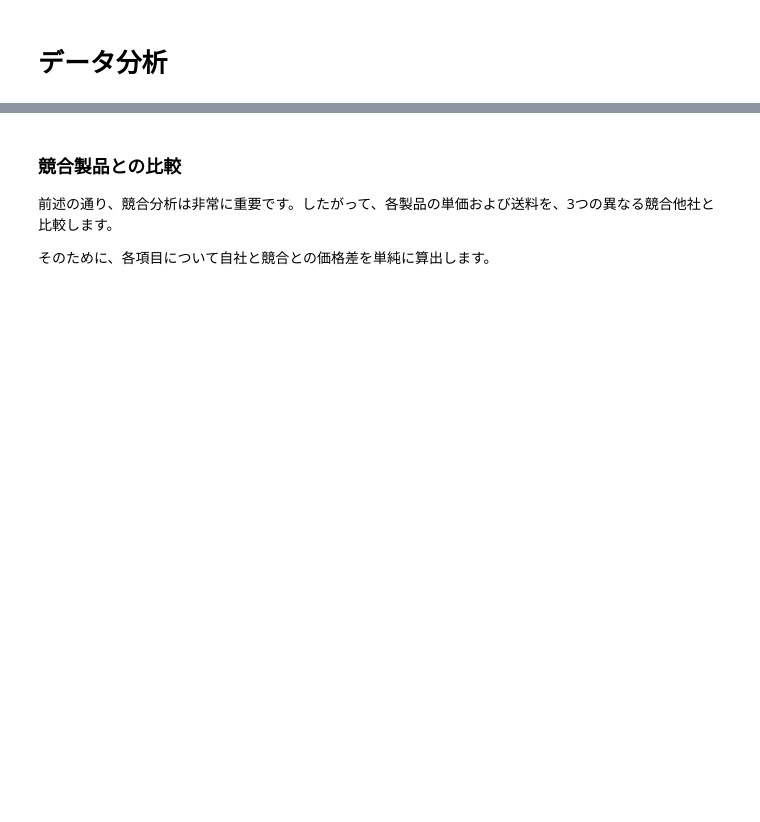
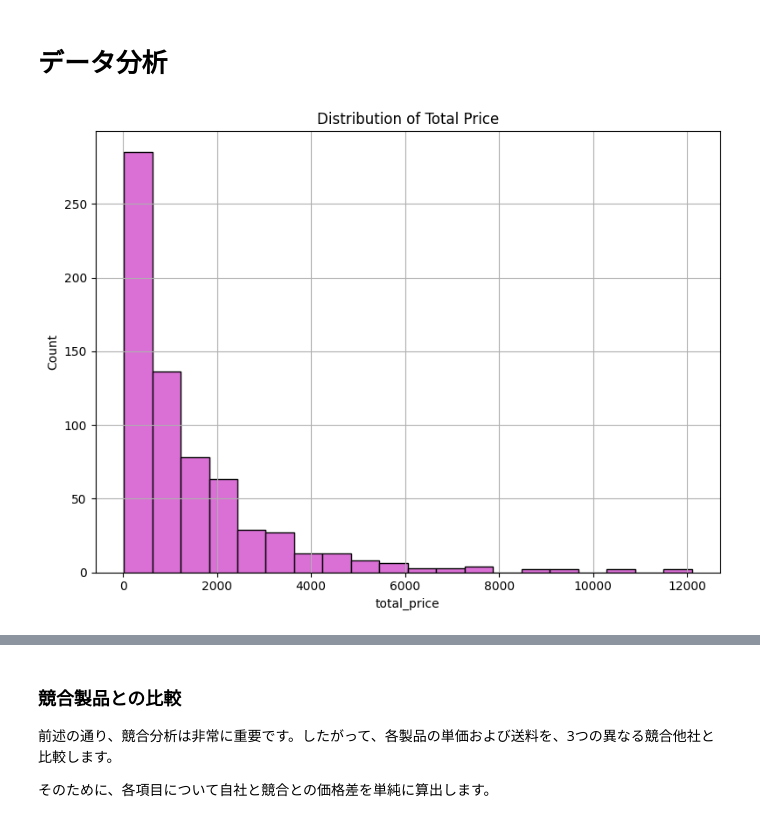
Before and after one commit to happy-kaichi/gurobi_machin-learning, a Jupyter notebook: retail-price-optimization.ipynb, the cells around one changed output, grey strips where cells are left out. Saved outputs shown, nothing was run; the diff lists cells and outputs as text; code cells hidden in the pictures; blank space fills up the shorter version.

```diff
--- a/retail-price-optimization.ipynb
+++ b/retail-price-optimization.ipynb
@@ -188,9 +183,22 @@ df.describe().T
 # %% [markdown]
 # データ分析
 # %%
-fig = px.histogram(df,
-                   x='total_price',
-                   nbins=20,
-                   title='Distribution of Total Price')
-fig.show()
+import matplotlib.pyplot as plt
+
+# データ準備（例としてdfがすでにある前提）
+# df = ...
+
+plt.figure(figsize=(8, 6))
+plt.hist(df['total_price'], bins=20, color='orchid', edgecolor='black')
+plt.title('Distribution of Total Price')
+plt.xlabel('total_price')
+plt.ylabel('Count')
+plt.grid(True)
+plt.tight_layout()
+
+
+# プロット表示
+plt.show()
+# %% [output]
+[figure, added]
 # %%
```
Also changed, not shown: parts of 27 cells of this notebook, 6 other files.
